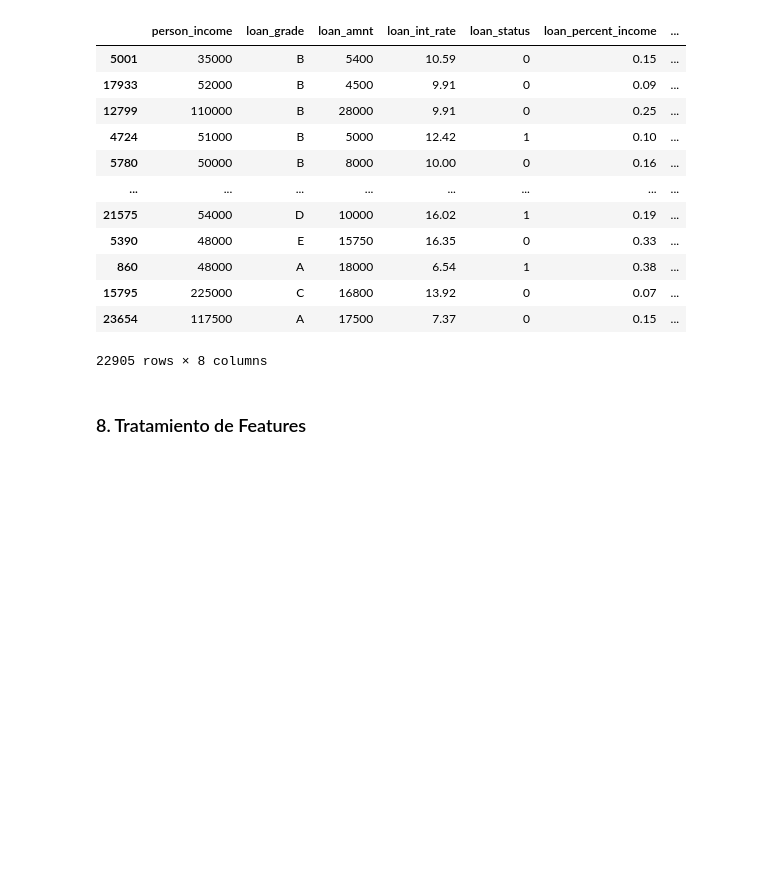
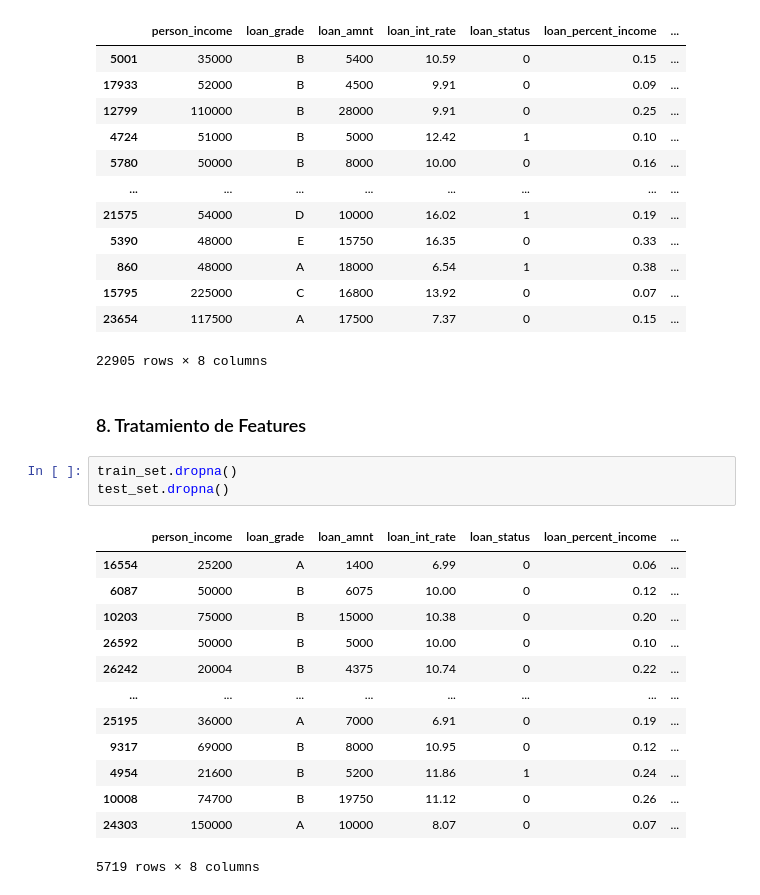
Before and after one commit to VictorMDSS/Machine_Learning_Project_Victor_Manuel_De_Sousa_Sanchez, a Jupyter notebook: clasificador_binario/credit_risk_clasification.ipynb, the cells around one changed output. Saved outputs shown, nothing was run; the diff lists cells and outputs as text; blank space fills up the shorter version.

```diff
--- a/clasificador_binario/credit_risk_clasification.ipynb
+++ b/clasificador_binario/credit_risk_clasification.ipynb
@@ -384,4 +384,21 @@ train_set
 22905 rows × 8 columns
 # %% [markdown]
 ### 8. Tratamiento de Features
+# %%
+train_set.dropna()
+test_set.dropna()
+# %% [output]
+|  | person_income | loan_grade | loan_amnt | loan_int_rate | loan_status | loan_percent_income | ... |
+| 16554 | 25200 | A | 1400 | 6.99 | 0 | 0.06 | ... |
+| 6087 | 50000 | B | 6075 | 10.00 | 0 | 0.12 | ... |
+| 10203 | 75000 | B | 15000 | 10.38 | 0 | 0.20 | ... |
+| 26592 | 50000 | B | 5000 | 10.00 | 0 | 0.10 | ... |
+| 26242 | 20004 | B | 4375 | 10.74 | 0 | 0.22 | ... |
+| ... | ... | ... | ... | ... | ... | ... | ... |
+| 25195 | 36000 | A | 7000 | 6.91 | 0 | 0.19 | ... |
+| 9317 | 69000 | B | 8000 | 10.95 | 0 | 0.12 | ... |
+| 4954 | 21600 | B | 5200 | 11.86 | 1 | 0.24 | ... |
+| 10008 | 74700 | B | 19750 | 11.12 | 0 | 0.26 | ... |
+| 24303 | 150000 | A | 10000 | 8.07 | 0 | 0.07 | ... |
+5719 rows × 8 columns
 # %%
```
Also changed, not shown: parts of 3 cells of this notebook.
